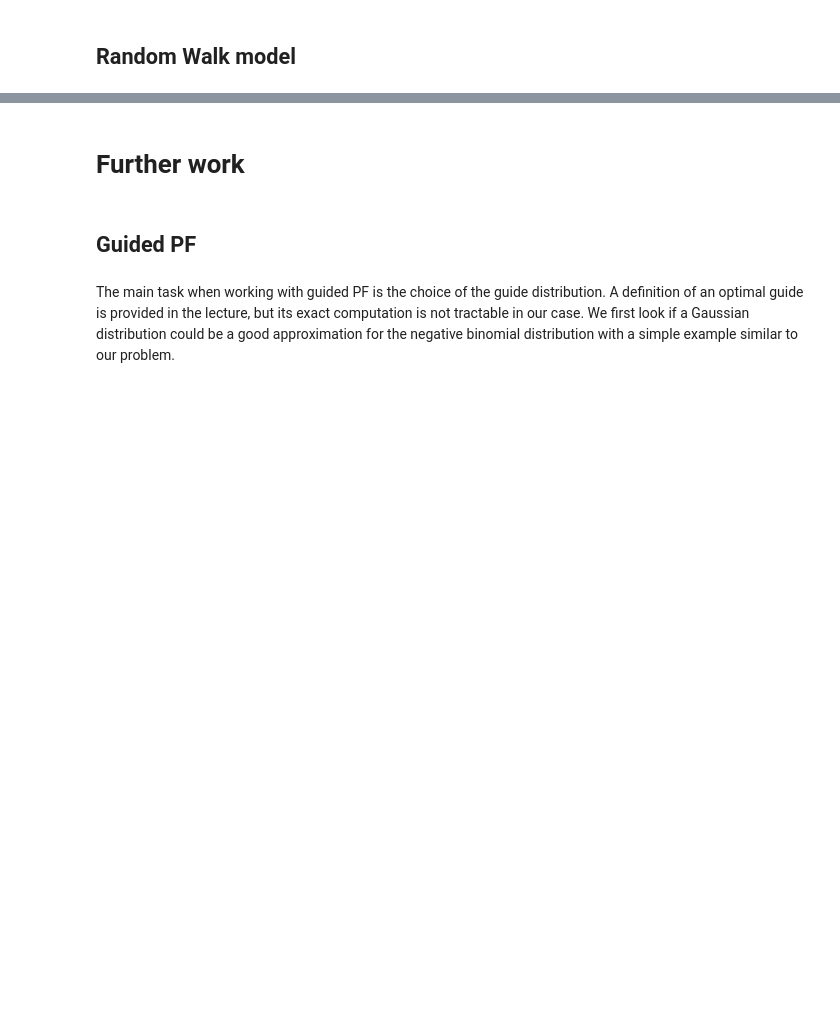
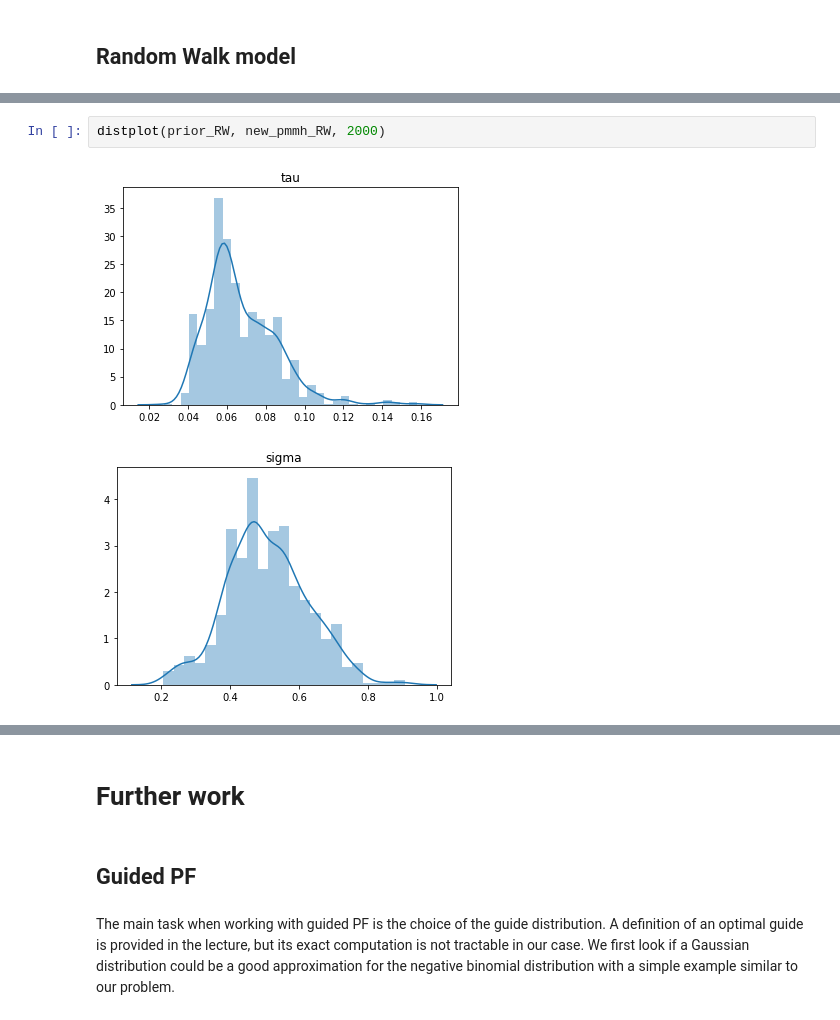
Before and after one commit to issxmeddine/Kangaroos, a Jupyter notebook: ParticleMCMC/Experiments/Kangaroos_Knape.ipynb, the cells around one changed output, grey strips where cells are left out. Drawn from its saved outputs; the diff is of its cells as text; blank space fills up the shorter version.

```diff
--- a/ParticleMCMC/Experiments/Kangaroos_Knape.ipynb
+++ b/ParticleMCMC/Experiments/Kangaroos_Knape.ipynb
@@ -373 +377,6 @@ Last terms of theta chain: [(0.00370942, 0.07204264) (0.00370942, 0.07204264)
+# %%
+distplot(prior_RW, new_pmmh_RW, 2000)
+# %% [output]
+[figure, added]
+[figure, added]
 # %%
```
Also changed, not shown: parts of 19 cells of this notebook.
